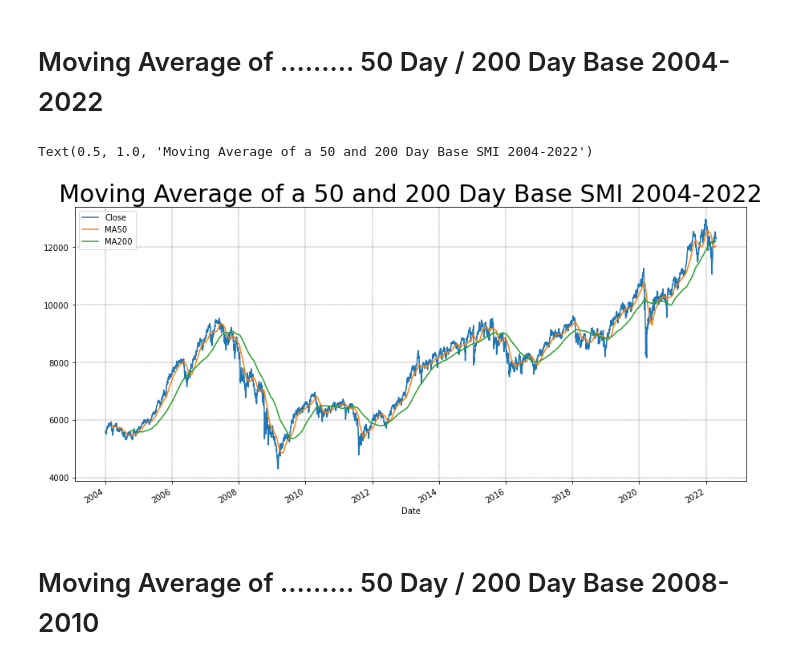
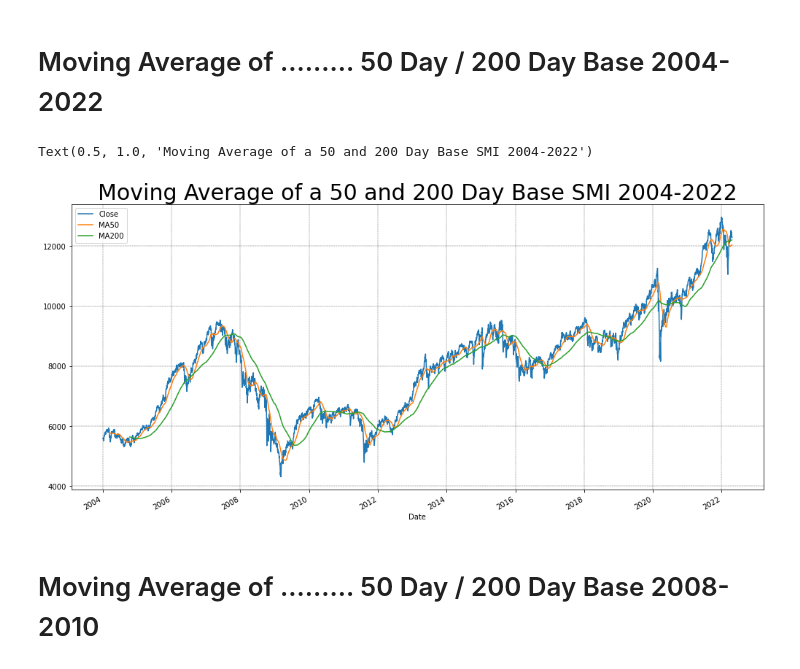
Before and after one commit to Darioschuerch/Project_MRWAM69.F2201_Marzer_Schuerch, a Jupyter notebook: Project/Project_MRWAM69.F2201_Marzer_Schuerch.ipynb, the cells around one changed output. Saved outputs shown, nothing was run; the diff lists cells and outputs as text; code cells hidden in the pictures.

```diff
--- a/Project/Project_MRWAM69.F2201_Marzer_Schuerch.ipynb
+++ b/Project/Project_MRWAM69.F2201_Marzer_Schuerch.ipynb
@@ -36,16 +38,16 @@ SMI.to_csv("SMI_ALL.csv",index = False)
 # %%
 #Gleitender Mittelwert 50 / 200 2004 - 2022
 SMI ["MA50"] = SMI["Close"].rolling(50).mean()
 SMI ["MA200"] = SMI["Close"].rolling(200).mean()
-SMI["Close"].plot(figsize = (15,7))
+SMI["Close"].plot(figsize = (17,8))
 SMI["MA50"].plot()
 SMI["MA200"].plot()
 plt.grid(which="major", color='k', linestyle='-.', linewidth=0.3)
 plt.legend()
 plt.title("Moving Average of a 50 and 200 Day Base SMI 2004-2022", fontsize = 30)
 # %% [output]
 Text(0.5, 1.0, 'Moving Average of a 50 and 200 Day Base SMI 2004-2022')
-[figure, old version]
+[figure, new version]
 # %% [markdown]
 # Moving Average of ......... 50 Day / 200 Day Base 2008-2010
 # %% [markdown]
```
Also changed, not shown: parts of 12 cells of this notebook, 5 other files.
